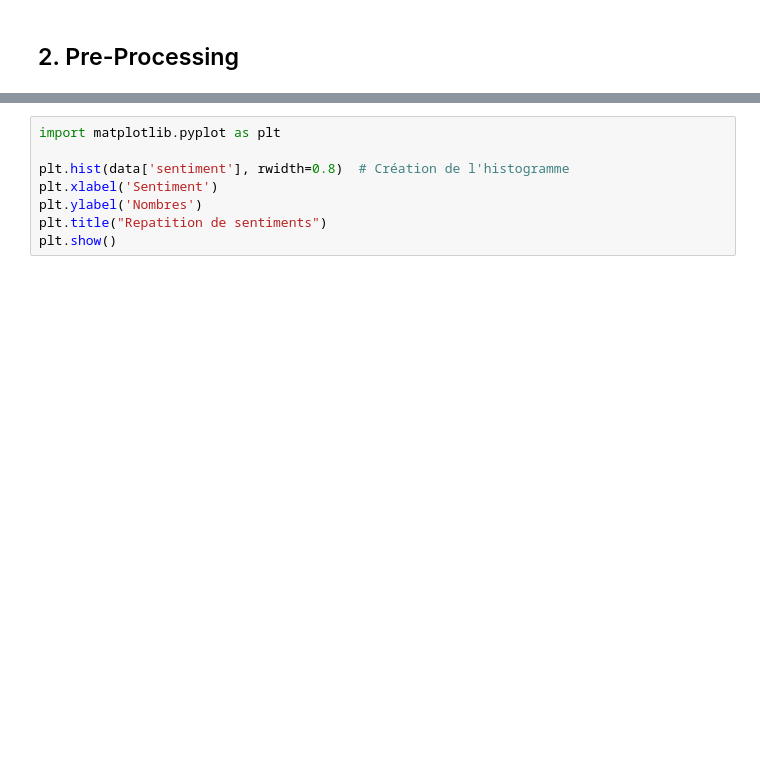
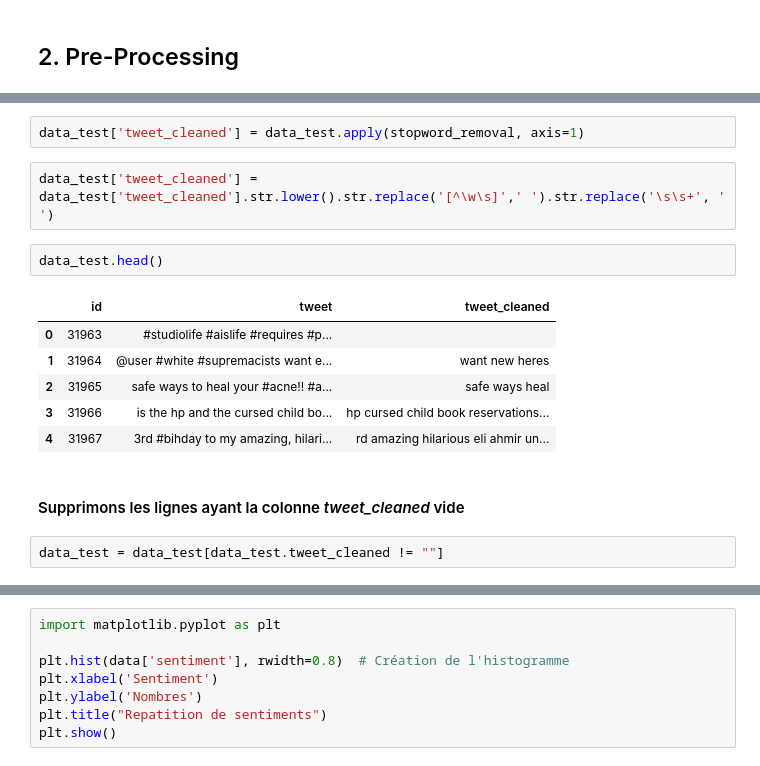
Before and after one commit to celsedarius/MasterUV, a Jupyter notebook: projet NLP/projet_nlp.ipynb, the cells around one changed output, grey strips where cells are left out. Drawn from its saved outputs; the diff is of its cells as text; blank space fills up the shorter version.

```diff
--- a/projet NLP/projet_nlp.ipynb
+++ b/projet NLP/projet_nlp.ipynb
@@ -56,0 +194,17 @@ data.groupby('sentiment').describe()
+# %%
+data_test['tweet_cleaned'] = data_test.apply(stopword_removal, axis=1)
+# %%
+data_test['tweet_cleaned'] = data_test['tweet_cleaned'].str.lower().str.replace('[^\w\s]',' ').str.replace('\s\s+', ' ')
+# %%
+data_test.head()
+# %% [output]
+|  | id | tweet | tweet_cleaned |
+| 0 | 31963 | #studiolife #aislife #requires #p... |  |
+| 1 | 31964 | @user #white #supremacists want e... | want new heres |
+| 2 | 31965 | safe ways to heal your #acne!! #a... | safe ways heal |
+| 3 | 31966 | is the hp and the cursed child bo... | hp cursed child book reservations... |
+| 4 | 31967 | 3rd #bihday to my amazing, hilari... | rd amazing hilarious eli ahmir un... |
+# %% [markdown]
+#### Supprimons les lignes ayant la colonne _tweet_cleaned_ vide
+# %%
+data_test = data_test[data_test.tweet_cleaned != ""]
```
Also changed, not shown: parts of 41 cells of this notebook.
